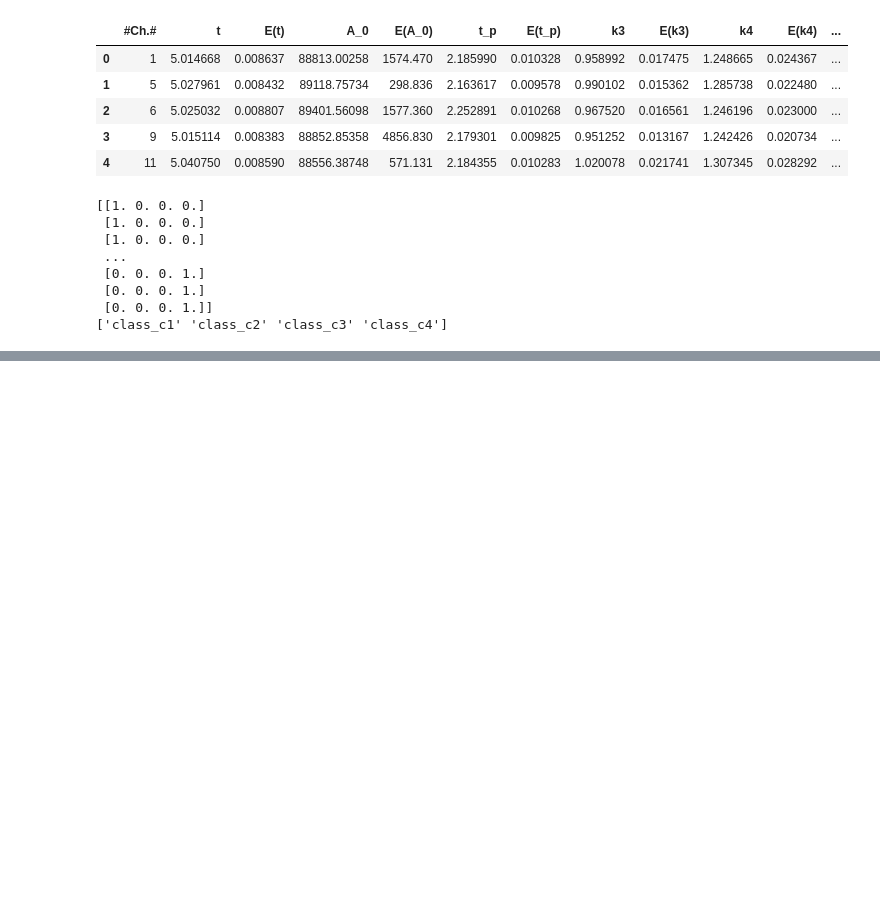
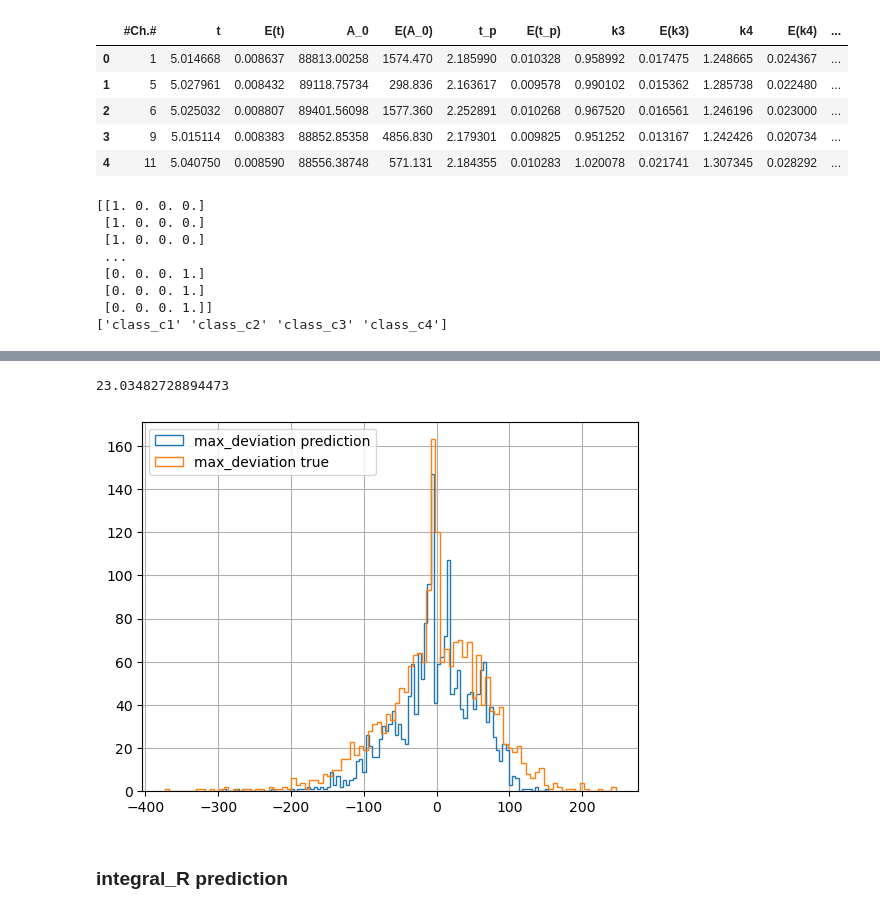
Before and after one commit to fanrado/CHN_CLASSIFIER_CE, a Jupyter notebook: Nb_classifier_with_util.ipynb, the cells around one changed output, grey strips where cells are left out. Saved outputs shown, nothing was run; the diff lists cells and outputs as text; code cells hidden in the pictures; blank space fills up the shorter version.

```diff
--- a/Nb_classifier_with_util.ipynb
+++ b/Nb_classifier_with_util.ipynb
@@ -291,0 +196,18 @@ plt.show()
+# %%
+regressor_data = splitted_data['regressor']
+# xgb_regressor = XGBRegressor_model(best_params=best_params_regressor)
+
+# xgb_regressor.fit(regressor_data['X_train'], regressor_data['y_train'])
+import xgboost as xgb
+dtrain = dataframe2DMatrix(X=regressor_data['X_train'],y=regressor_data['y_train'][item_to_predict])
+dvalid = dataframe2DMatrix(X=regressor_data['X_val'], y=regressor_data['y_val'][item_to_predict])
+dtest = dataframe2DMatrix(X=regressor_data['X_test'])
+eval_results = {}
+xgb_regressor = xgb.train(params=best_params_regressor,
+                          dtrain=dtrain,
+                          evals=[(dtrain, 'train'), (dvalid, 'eval')],
+                          early_stopping_rounds=10000,
+                          evals_result=eval_results,
+                          verbose_eval=True)
+# Make predictions
+predictions = xgb_regressor.predict(dtest)
@@ -291,0 +246,9 @@ plt.show()
+# %%
+# mse = mean_absolute_error(regressor_data['y_test']['integral_R'], pd.DataFrame(predictions, columns=regressor_data['y_test']['integral_R'].columns))
+mse = mean_absolute_error(regressor_data['y_test'][item_to_predict], pd.DataFrame(predictions, columns=[item_to_predict]))
+mse
+# %% [output]
+23.03482728894473
+# %%
+# pred_df = pd.DataFrame(predictions, columns=regressor_data['y_test'].columns)
+pred_df = pd.DataFrame(predictions, columns=[item_to_predict], index=regressor_data['y_test'][item_to_predict].index)
@@ -291,0 +258,17 @@ plt.show()
+# %%
+plt.figure()
+plt.hist(pred_df[item_to_predict], histtype='step', bins=100, label='max_deviation prediction')
+plt.hist(regressor_data['y_test'][item_to_predict], histtype='step', bins=100, label='max_deviation true')
+plt.legend()
+plt.grid(True)
+plt.show()
+
+# plt.figure()
+# plt.hist(pred_df['max_deviation'], histtype='step', bins=100, label='max_deviation prediction')
+# plt.hist(regressor_data['y_test']['max_deviation'], histtype='step', bins=100, label='max_deviation true')
+# plt.legend()
+# plt.show()
+# %% [output]
+[figure, added]
+# %% [markdown]
+### integral_R prediction
```
Also changed, not shown: parts of 47 cells of this notebook.
